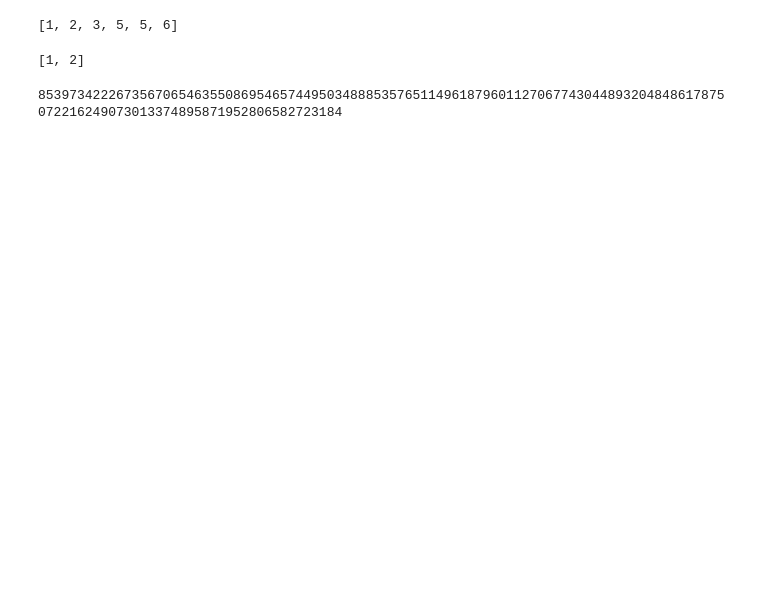
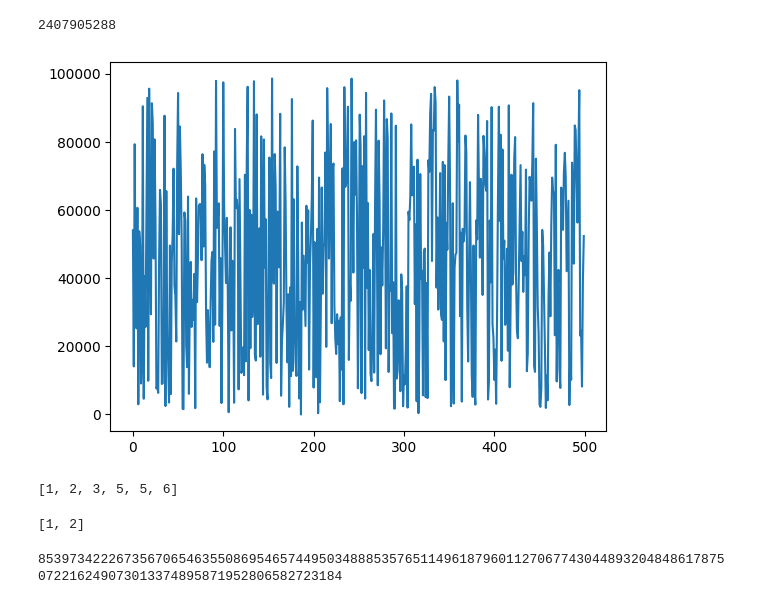
Before and after one commit to mariakesa/Algorithms, a Jupyter notebook: CourseraStanfordAlgorithmsCourse/AlgorithmsApril2024.ipynb, the cells around one changed output. Saved outputs shown, nothing was run; the diff lists cells and outputs as text; code cells hidden in the pictures; blank space fills up the shorter version.

Commit message:
inversions

```diff
--- a/CourseraStanfordAlgorithmsCourse/AlgorithmsApril2024.ipynb
+++ b/CourseraStanfordAlgorithmsCourse/AlgorithmsApril2024.ipynb
@@ -1,3 +1,47 @@
+# %%
+#Count inversions
+
+f=open('IntegerArray.txt')
+data=[int(line.strip()) for line in f.readlines()]
+f.close()
+
+import matplotlib.pyplot as plt
+
+plt.plot(data[:500])
+
+def count_merge(left,right):
+    merged=[]
+    n_inversions=0
+    while True:
+        if not left:
+            return merged+right, n_inversions
+        elif not right:
+            return merged+left, n_inversions
+        if left[0]<=right[0]:
+            merged.append(left.pop(0))
+        elif left[0]>right[0]:
+            merged.append(right.pop(0))
+            n_inversions+=len(left)
+
+
+def count_inversions(x):
+    n=len(x)
+    if n==1:
+        return x, 0
+    m=n//2
+    left=x[:m]
+    right=x[m:]
+    res_left,x = count_inversions(left)
+    res_right,y = count_inversions(right)
+    merged, z = count_merge(res_left,res_right)
+    return merged, x+y+z
+
+merged, inversions=count_inversions(data)
+
+print(inversions)
+# %% [output]
+2407905288
+[figure, added]
 # %%
 #Merge sort
 
```
Also changed, not shown: 1 other file.
